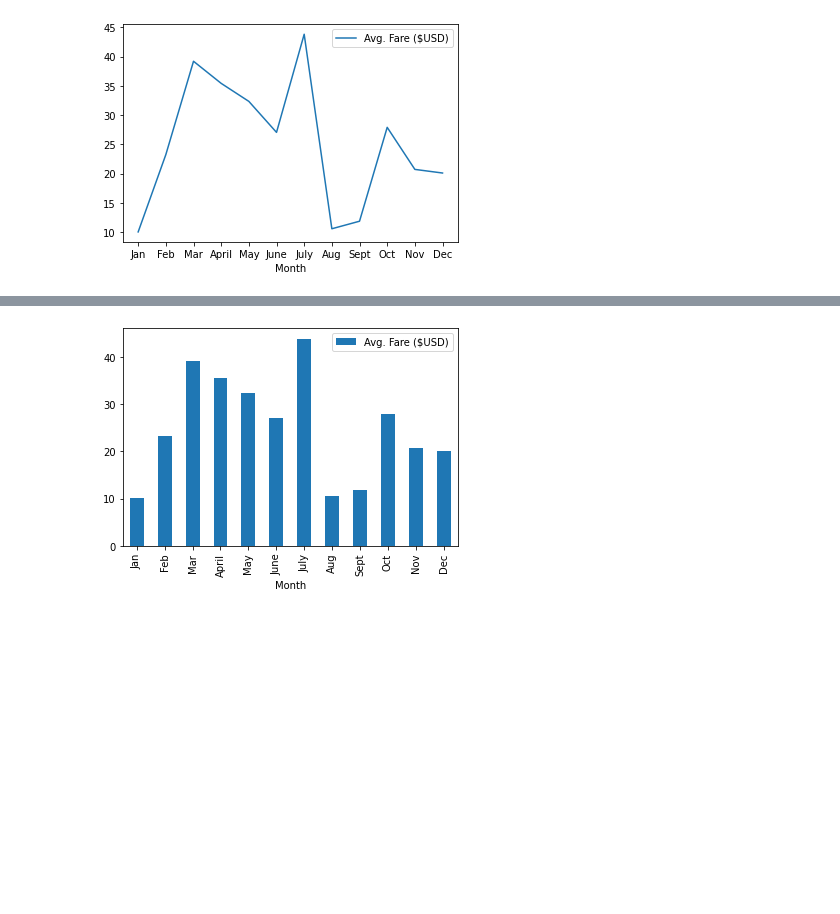
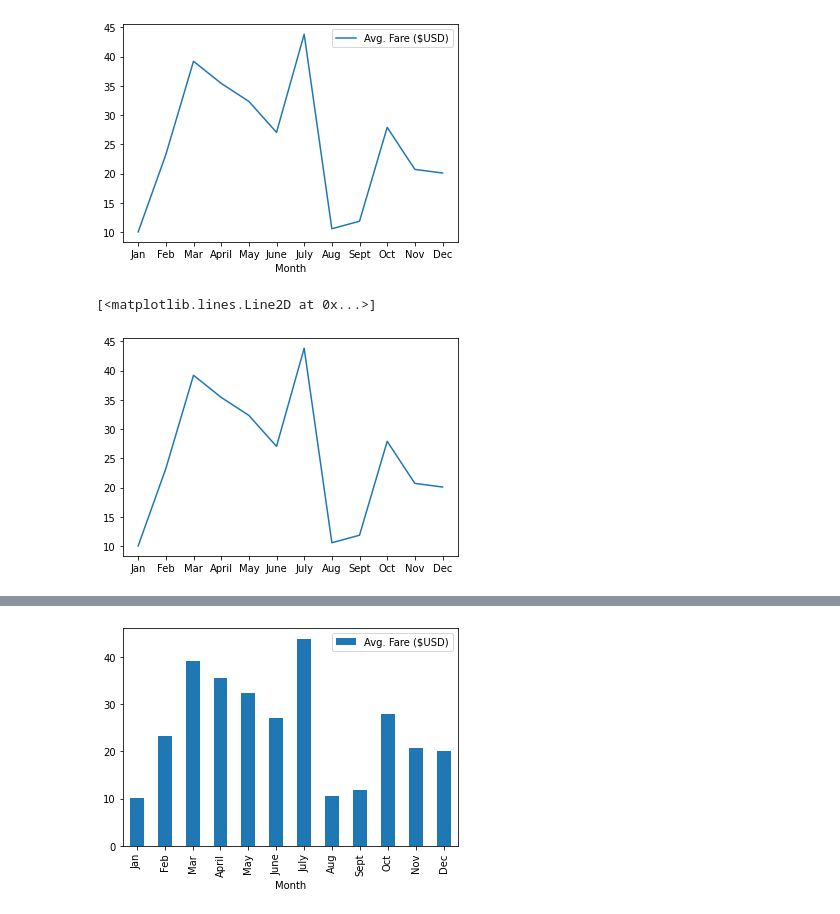
Before and after one commit to Francisco170594/PyBer_Analysis, a Jupyter notebook: PyBer_ride_data.ipynb, the cells around one changed output, grey strips where cells are left out. Cells and saved outputs as stored; diff of their text form; code cells hidden in the pictures; blank space fills up the shorter version.

```diff
--- a/PyBer_ride_data.ipynb
+++ b/PyBer_ride_data.ipynb
@@ -38,0 +45,7 @@ plt.show()
+# %%
+# Create the plot with ax.plt()
+fig, ax = plt.subplots()
+ax.plot(pyber_ride_df["Month"], pyber_ride_df["Avg. Fare ($USD)"])
+# %% [output]
+[<matplotlib.lines.Line2D at 0x...>]
+[figure, added]
```
Also changed, not shown: parts of 3 cells of this notebook, 2 other files.
